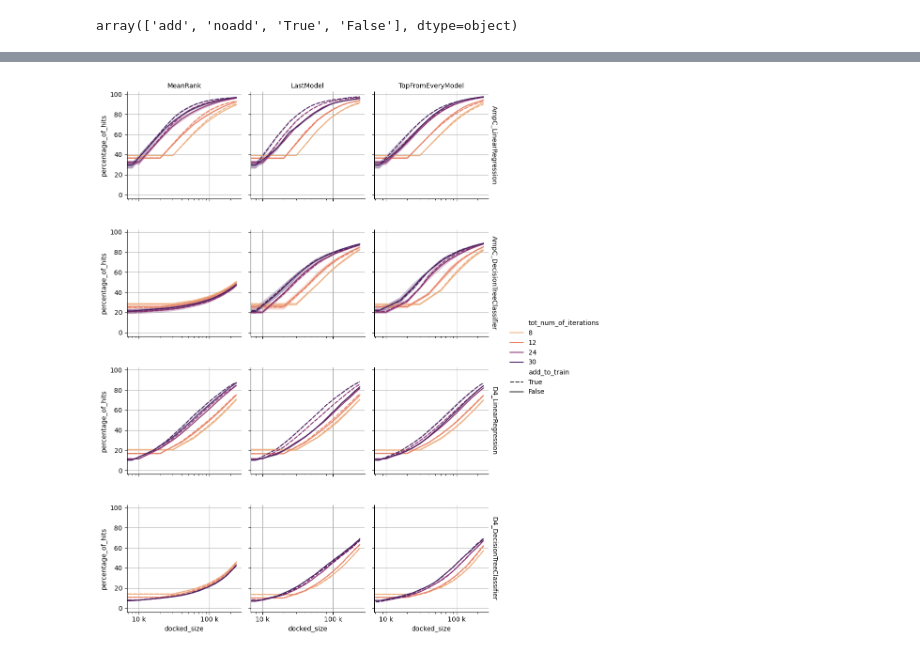
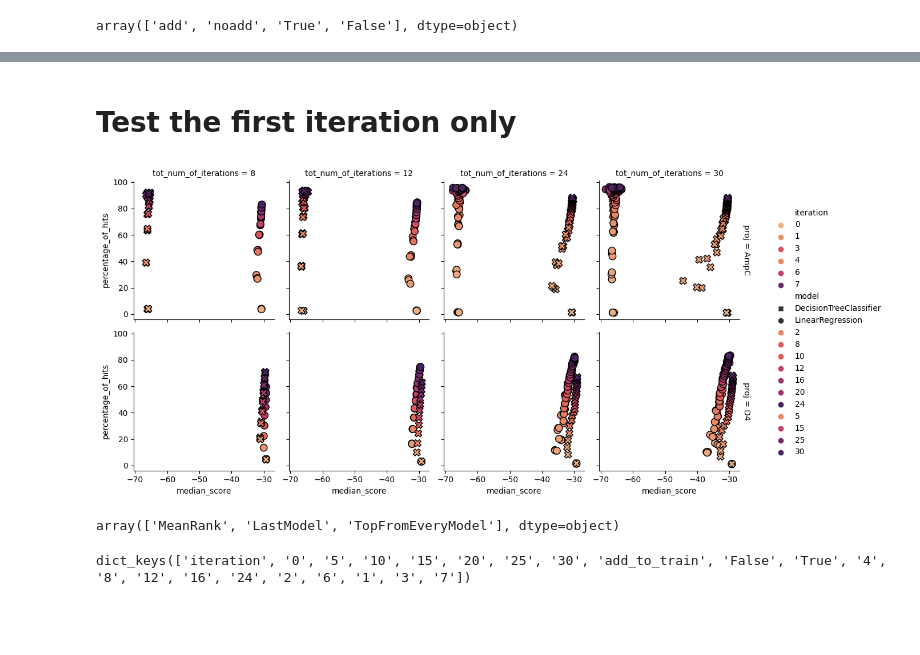
Before and after one commit to marinegor/Linear-accelerated-docking, a Jupyter notebook: notebooks/Figure_3_iterations.ipynb, the cells around one changed output, grey strips where cells are left out. Saved outputs shown, nothing was run; the diff lists cells and outputs as text; code cells hidden in the pictures; blank space fills up the shorter version.

```diff
--- a/notebooks/Figure_3_iterations.ipynb
+++ b/notebooks/Figure_3_iterations.ipynb
@@ -55,44 +175,48 @@ array(['add', 'noadd', 'True', 'False'], dtype=object)
+# %% [markdown]
+# Test the first iteration only
 # %%
 df = (raw_data
       .reset_index()
       .replace({
         'add':'True',
         'noadd':'False'
       })
-#       .query("add_to_train == 'False'")
-#       .query("prediction_method == 'MeanRank'")
+      .pipe(add_iteration_size)
+      .query("add_to_train == 'False'")
+      .query("prediction_method == 'LastModel'")
       .assign(model_and_proj = lambda df: df.proj + '_' + df.model)
+#       .query('iteration == 1')
 #       .query("proj == 'D4'")
 )
+
+kwa = {
+#     'x' : "log2_time_sec",
+    'x': 'median_score',
+    'y': "percentage_of_hits",
+    'style': "model",
+    'hue':'iteration',
+    'edgecolor':'k',
+    'linewidth':1,
+    's':80
+
+}
+
+grid = sns.FacetGrid(df, col = "tot_num_of_iterations", row = "proj", margin_titles=True)
+(grid
+ .map_dataframe(sns.scatterplot, **kwa, palette='flare')
+#  .set(xscale = 'log')
+)
+
+grid.add_legend()
+# plt.savefig('../figures/Figure_4.png')
+plt.show()
+# %% [output]
+[figure, added]
-# %%
-kwa = {
-    'x': 'docked_size',
-    'y': "percentage_of_hits",
-    'hue': "tot_num_of_iterations",
-    'style':'add_to_train'
-}
-
-grid = sns.FacetGrid(df,
-                     row = "model_and_proj",
-                     col = "prediction_method",
-                     margin_titles=True
-                    )
-(grid
- .map_dataframe(sns.lineplot, **kwa, palette='flare')
- .set(xscale = 'log')
-)
-
-for ax in grid.axes.flat:
-    ax.xaxis.set_major_formatter(ticker.EngFormatter())
-    ax.grid()
-#     ax.set_xlim(1,None)
-#     plt.setp(ax.get_yticklabels(), rotation=90)
-
-
-grid.set_titles(row_template = '{row_name}', col_template = '{col_name}')
-grid.add_legend()
-
-plt.savefig('../figures/Figure_3.png')
-plt.show()
-# %% [output]
-[figure, removed]
+# %%
+raw_data.prediction_method.unique()
+# %% [output]
+array(['MeanRank', 'LastModel', 'TopFromEveryModel'], dtype=object)
+# %%
+grid._legend_data.keys()
+# %% [output]
+dict_keys(['iteration', '0', '5', '10', '15', '20', '25', '30', 'add_to_train', 'False', 'True', '4', '8', '12', '16', '24', '2', '6', '1', '3', '7'])
```
Also changed, not shown: parts of 5 cells of this notebook, 2 other files.
